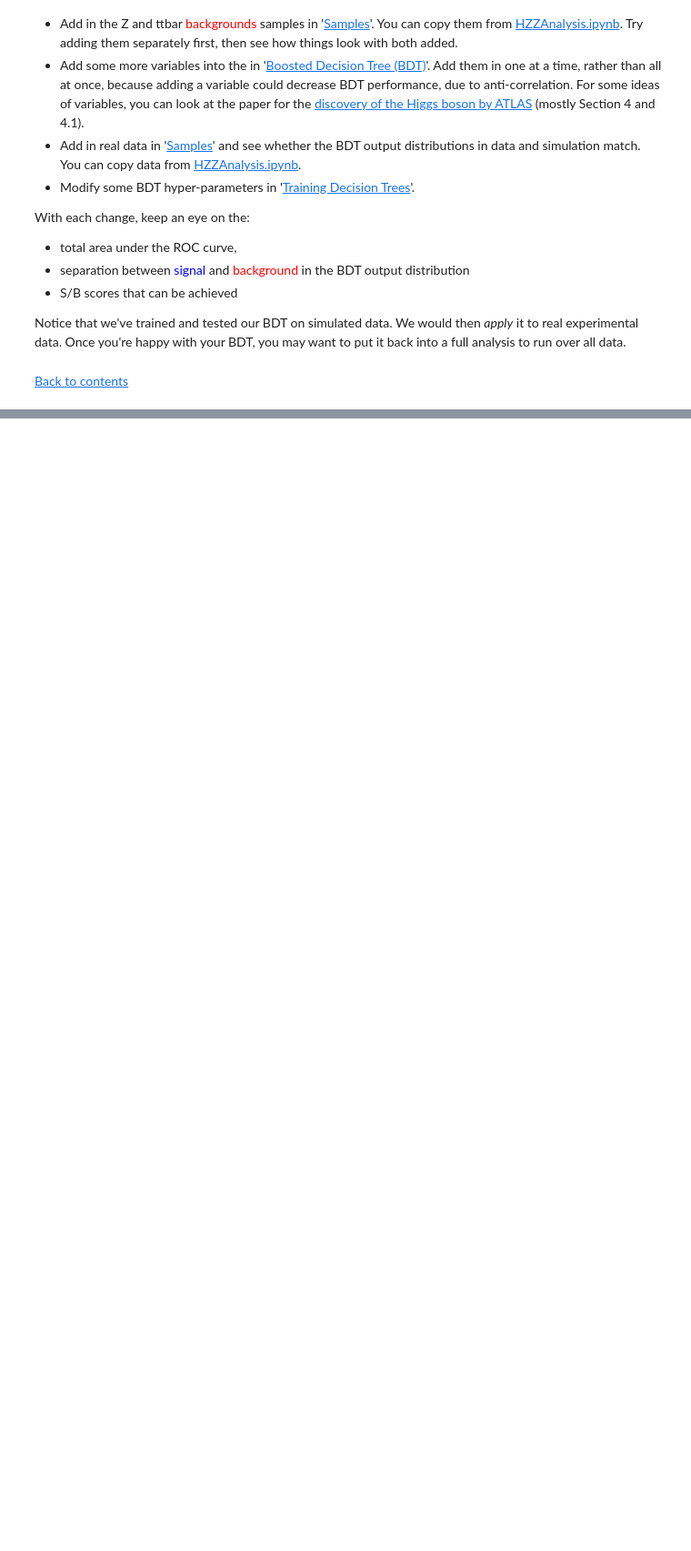
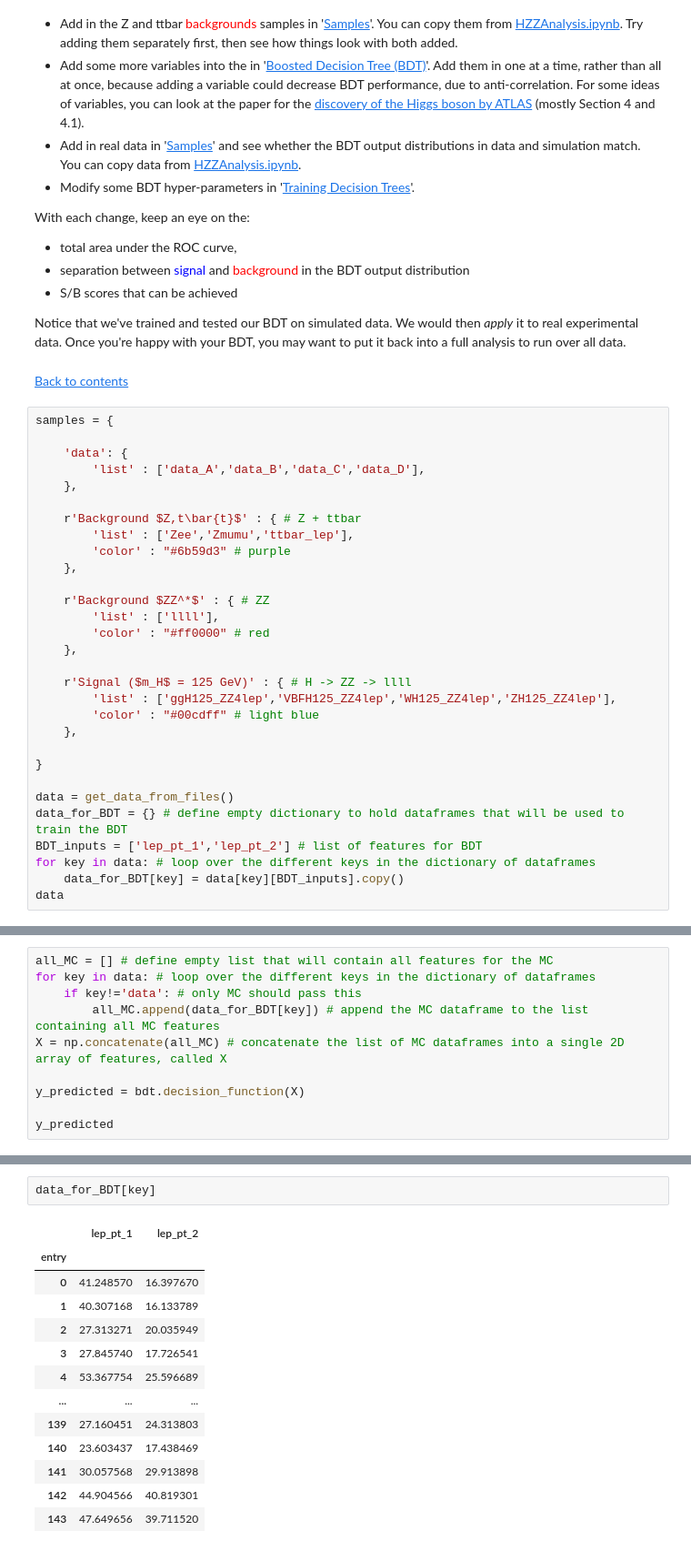
Before and after one commit to ryansantos1174/Polaris_2024, a Jupyter notebook: HZZ_BDT_demo.ipynb, the cells around one changed output, grey strips where cells are left out. Shown at 91% size. Saved outputs shown, nothing was run; the diff lists cells and outputs as text; blank space fills up the shorter version.

```diff
--- a/HZZ_BDT_demo.ipynb
+++ b/HZZ_BDT_demo.ipynb
@@ -840,3 +848,33 @@ With each change, keep an eye on the:
 Notice that we've trained and tested our BDT on simulated data. We would then *apply* it to real experimental data. Once you're happy with your BDT, you may want to put it back into a full analysis to run over all data.
 # %% [markdown]
 [Back to contents](#contents)
+# %%
+samples = {
+
+    'data': {
+        'list' : ['data_A','data_B','data_C','data_D'],
+    },
+
+    r'Background $Z,t\bar{t}$' : { # Z + ttbar
+        'list' : ['Zee','Zmumu','ttbar_lep'],
+        'color' : "#6b59d3" # purple
+    },
+
+    r'Background $ZZ^*$' : { # ZZ
+        'list' : ['llll'],
+        'color' : "#ff0000" # red
+    },
+
+    r'Signal ($m_H$ = 125 GeV)' : { # H -> ZZ -> llll
+        'list' : ['ggH125_ZZ4lep','VBFH125_ZZ4lep','WH125_ZZ4lep','ZH125_ZZ4lep'],
+        'color' : "#00cdff" # light blue
+    },
+
+}
+
+data = get_data_from_files()
+data_for_BDT = {} # define empty dictionary to hold dataframes that will be used to train the BDT
+BDT_inputs = ['lep_pt_1','lep_pt_2'] # list of features for BDT
+for key in data: # loop over the different keys in the dictionary of dataframes
+    data_for_BDT[key] = data[key][BDT_inputs].copy()
+data
@@ -842,0 +926,10 @@ Notice that we've trained and tested our BDT on simulated data. We would then *a
+# %%
+all_MC = [] # define empty list that will contain all features for the MC
+for key in data: # loop over the different keys in the dictionary of dataframes
+    if key!='data': # only MC should pass this
+        all_MC.append(data_for_BDT[key]) # append the MC dataframe to the list containing all MC features
+X = np.concatenate(all_MC) # concatenate the list of MC dataframes into a single 2D array of features, called X
+
+y_predicted = bdt.decision_function(X)
+
+y_predicted
@@ -842,0 +939,16 @@ Notice that we've trained and tested our BDT on simulated data. We would then *a
+# %%
+data_for_BDT[key]
+# %% [output]
+|  | lep_pt_1 | lep_pt_2 |
+| entry |  |  |
+| 0 | 41.248570 | 16.397670 |
+| 1 | 40.307168 | 16.133789 |
+| 2 | 27.313271 | 20.035949 |
+| 3 | 27.845740 | 17.726541 |
+| 4 | 53.367754 | 25.596689 |
+| ... | ... | ... |
+| 139 | 27.160451 | 24.313803 |
+| 140 | 23.603437 | 17.438469 |
+| 141 | 30.057568 | 29.913898 |
+| 142 | 44.904566 | 40.819301 |
+| 143 | 47.649656 | 39.711520 |
```
Also changed, not shown: parts of 19 cells of this notebook, 1 other file.
